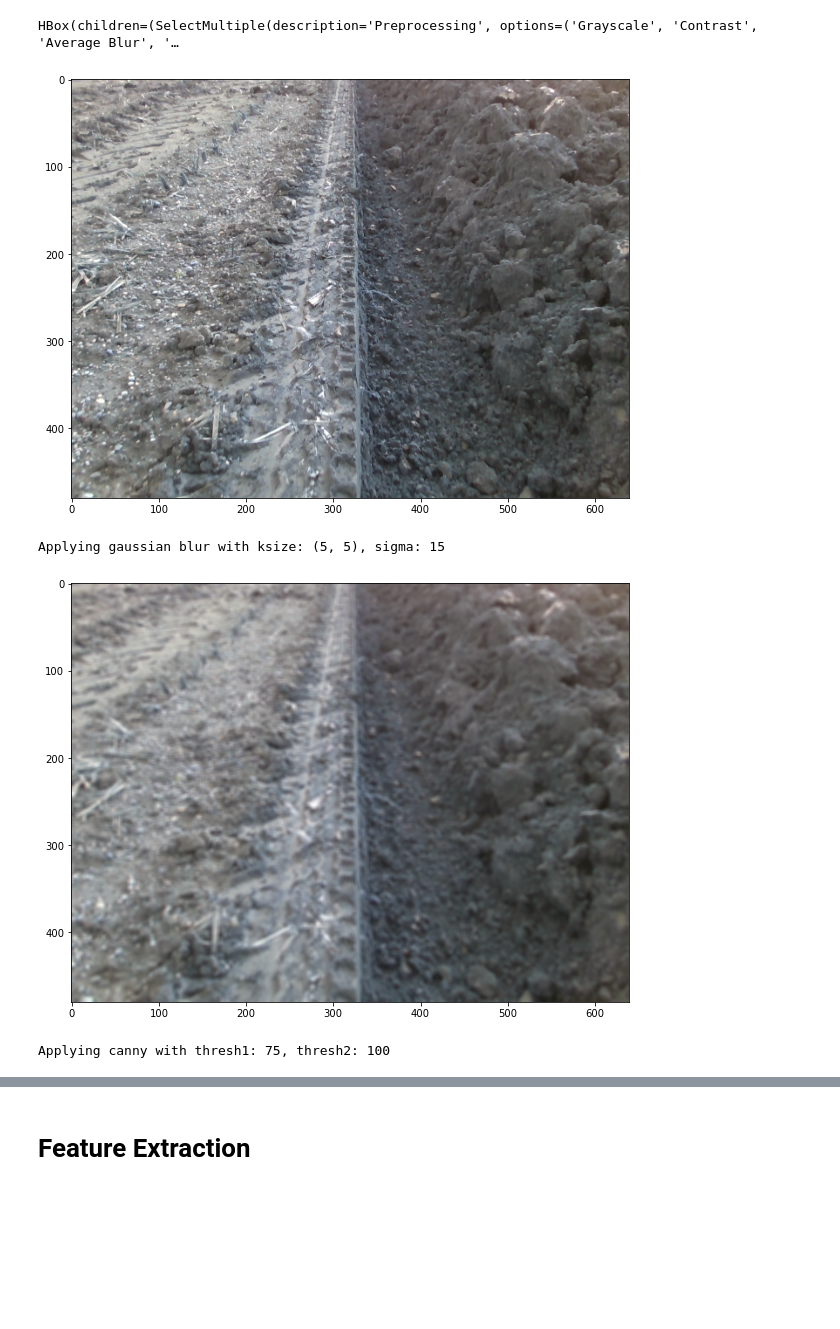
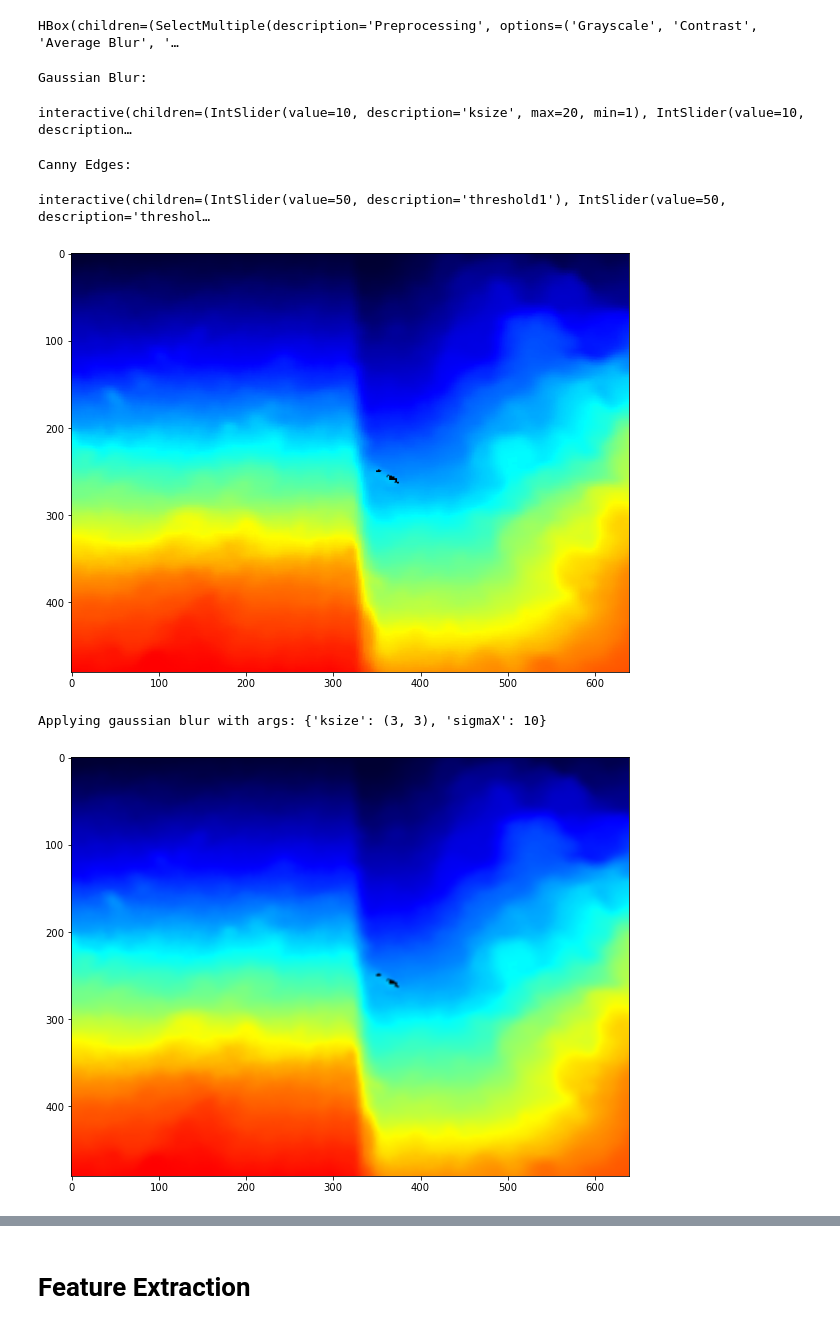
Before and after one commit to free-bit/furrow-edge-detector, a Jupyter notebook: Image Processing & Feature Detection.ipynb, the cells around one changed output, grey strips where cells are left out. Cells and saved outputs as stored; diff of their text form; code cells hidden in the pictures; blank space fills up the shorter version.

Commit message:
Better UI for parameter tuning

```diff
--- a/Image Processing & Feature Detection.ipynb
+++ b/Image Processing & Feature Detection.ipynb
@@ -160,18 +185,18 @@ style = {
 }
 
 preproccessing = SelectMultiple(
-    options=pp_funcs.keys(),
+    options=preproc_ui.keys(),
     value=[],
-    rows=len(pp_funcs.keys()),
+    rows=len(preproc_ui.keys()),
     description='Preprocessing',
     disabled=False,
     style=style
 )
 
 detectors = SelectMultiple(
-        options=detect_funcs.keys(),
+        options=detect_ui.keys(),
         value=[],
-        rows=len(detect_funcs.keys()),
+        rows=len(detect_ui.keys()),
         description='Detectors',
         disabled=False,
         style=style
@@ -182,19 +207,32 @@ selection = HBox([preproccessing, detectors])
 display(selection)
 # %% [output]
 HBox(children=(SelectMultiple(description='Preprocessing', options=('Grayscale', 'Contrast', 'Average Blur', '…
+# %%
+selected = preproccessing.value + detectors.value
+conf_ui = {**preproc_ui, **detect_ui}
+for k in selected:
+    if conf_ui[k]:
+        print(k + ":")
+        display(conf_ui[k])
+# %% [output]
+Gaussian Blur:
+interactive(children=(IntSlider(value=10, description='ksize', max=20, min=1), IntSlider(value=10, description…
+Canny Edges:
+interactive(children=(IntSlider(value=50, description='threshold1'), IntSlider(value=50, description='threshol…
 # %%
-modified = rgb_img.copy() # Modify the deep copy of the original image
-show_image(rgb_img)
+# Update parameters based on UI elements
+for k in selected:
+    if conf_ui[k]:
+        conf[k] = conf_ui[k].result
+
+orig = depth_img
+modified = orig.copy() # Modify the deep copy of the original image
+show_image(orig)
 
 for p in preproccessing.value:
-    modified = pp_funcs[p](modified)
+    modified = preproc_funcs[p](modified, **conf[p])
     show_image(modified)
-
-for p in detectors.value:
-    modified = detect_funcs[p](modified)
-    show_image(modified)
 # %% [output]
-[figure, old version]
+[figure, new version]
-Applying gaussian blur with ksize: (5, 5), sigma: 15
+Applying gaussian blur with args: {'ksize': (3, 3), 'sigmaX': 10}
-[figure, old version]
+[figure, new version]
-Applying canny with thresh1: 75, thresh2: 100
```
Also changed, not shown: parts of 7 cells of this notebook.
